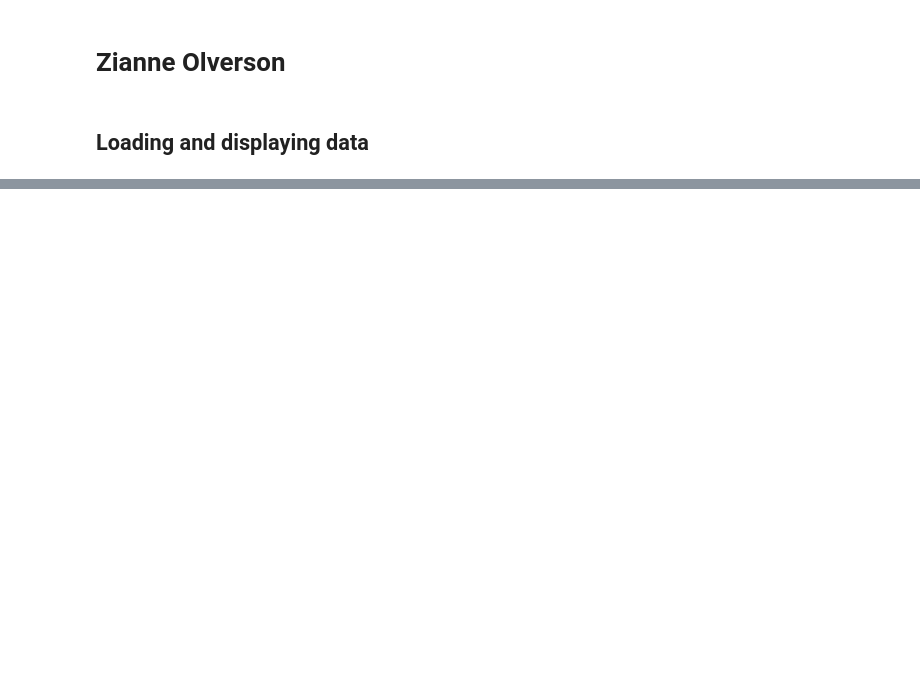
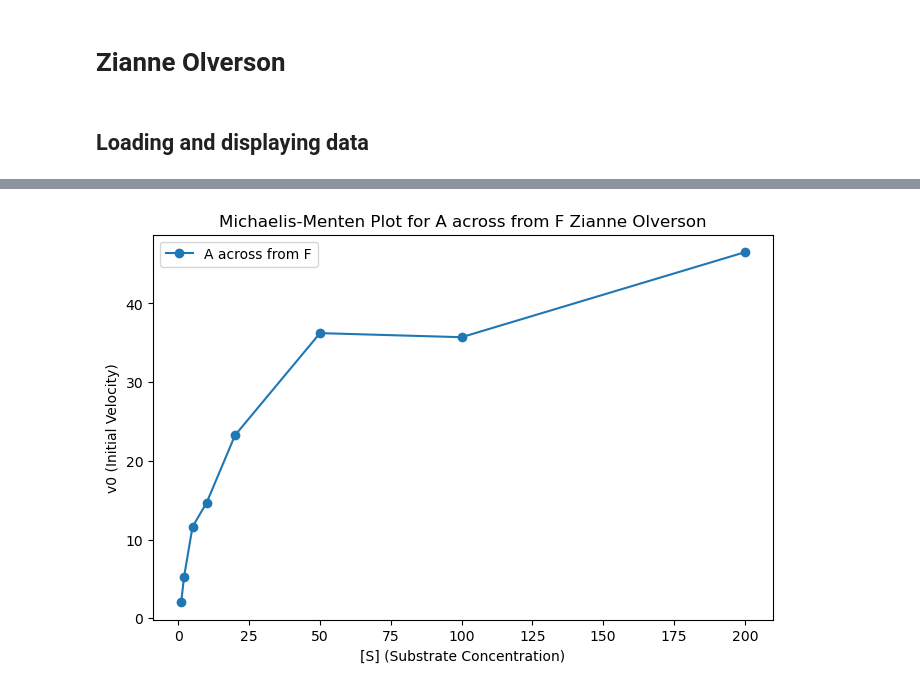
Before and after one commit to ZianneO/BSGP7030-PythonLM, a Jupyter notebook: Untitled.ipynb, the cells around one changed output, grey strips where cells are left out. Saved outputs shown, nothing was run; the diff lists cells and outputs as text; code cells hidden in the pictures; blank space fills up the shorter version.

```diff
--- a/Untitled.ipynb
+++ b/Untitled.ipynb
@@ -30,4 +8,3 @@ with open("Moran-A-F.txt") as file:
 # %%
-with open("Moran-C-F.txt") as file:
-    for i in range(15):  # Print the first 10 lines
-        print(file.readline())
+moran_a_f = pd.read_csv("Moran-A-F.txt", skiprows=6, delim_whitespace=True, names=['S', 'S_div_v0'])
+moran_c_f = pd.read_csv("Moran-C-F.txt", skiprows=6, delim_whitespace=True, names=['S', 'S_div_v0'])
@@ -51,0 +46,3 @@ with open("Moran-C-F.txt") as file:
+# %%
+moran_a_f['v0'] = moran_a_f['S'] / moran_a_f['S_div_v0']
+moran_c_f['v0'] = moran_c_f['S'] / moran_c_f['S_div_v0']
@@ -51,0 +60,10 @@ with open("Moran-C-F.txt") as file:
+# %%
+plt.figure(figsize=(8, 5))
+plt.plot(moran_a_f['S'], moran_a_f['v0'], marker='o', linestyle='-', label='A across from F')
+plt.xlabel('[S] (Substrate Concentration)')
+plt.ylabel('v0 (Initial Velocity)')
+plt.title('Michaelis-Menten Plot for A across from F Zianne Olverson')
+plt.legend()
+plt.show()
+# %% [output]
+[figure, added]
```
Also changed, not shown: parts of 8 cells of this notebook.
